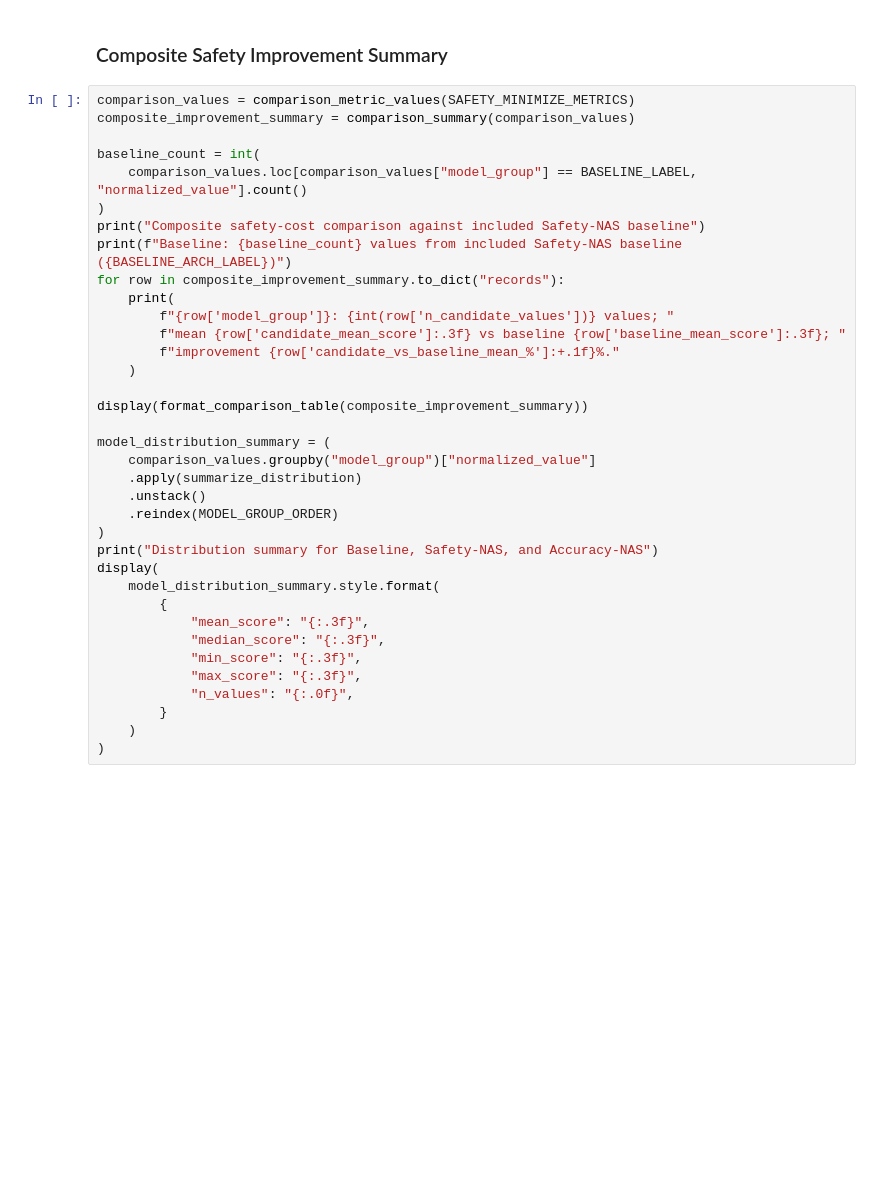
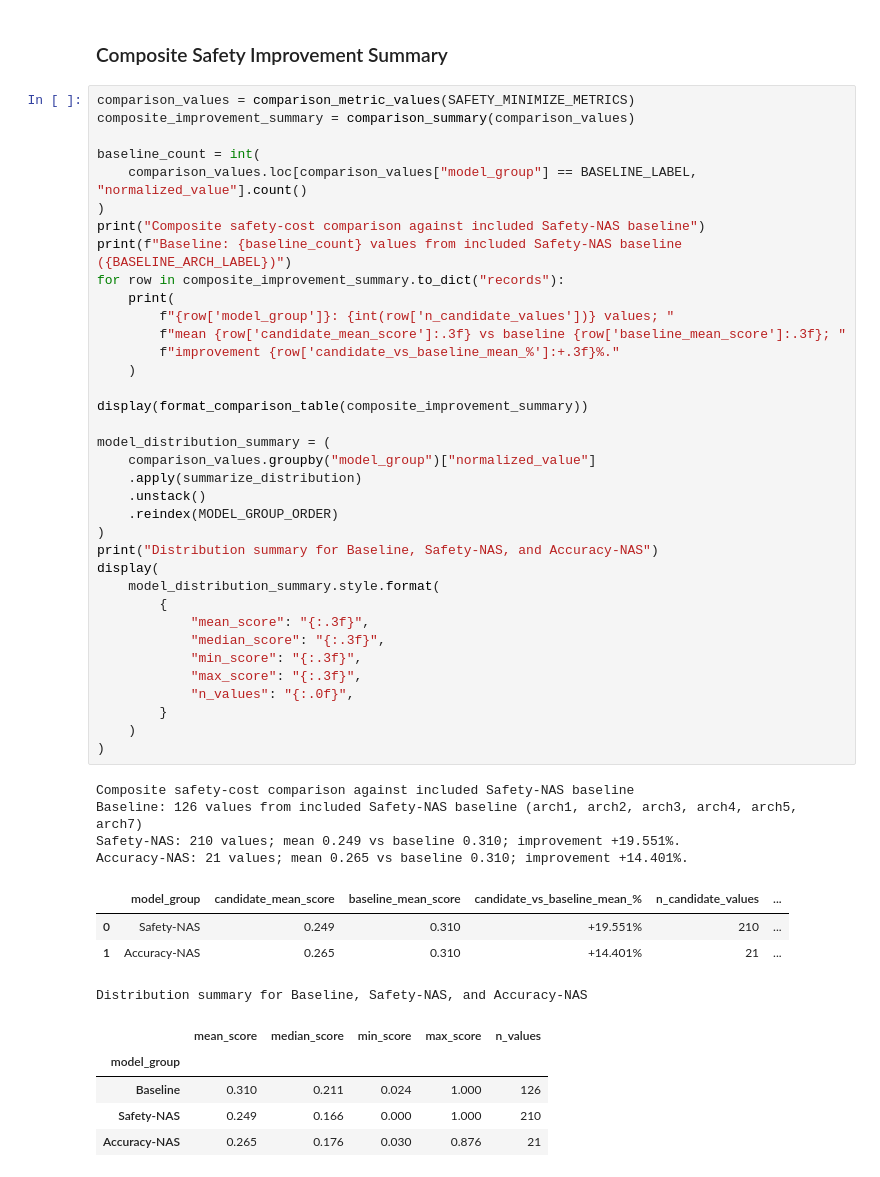
Before and after one commit to Tinganz/NAS-Sensitivity, a Jupyter notebook: visualizations/vis.ipynb, the cells around one changed output. Cells and saved outputs as stored; diff of their text form; blank space fills up the shorter version.

```diff
--- a/visualizations/vis.ipynb
+++ b/visualizations/vis.ipynb
@@ -592,34 +607,48 @@ baseline_count = int(
     comparison_values.loc[comparison_values["model_group"] == BASELINE_LABEL, "normalized_value"].count()
 )
 print("Composite safety-cost comparison against included Safety-NAS baseline")
 print(f"Baseline: {baseline_count} values from included Safety-NAS baseline ({BASELINE_ARCH_LABEL})")
 for row in composite_improvement_summary.to_dict("records"):
     print(
         f"{row['model_group']}: {int(row['n_candidate_values'])} values; "
         f"mean {row['candidate_mean_score']:.3f} vs baseline {row['baseline_mean_score']:.3f}; "
-        f"improvement {row['candidate_vs_baseline_mean_%']:+.1f}%."
+        f"improvement {row['candidate_vs_baseline_mean_%']:+.3f}%."
     )
 
 display(format_comparison_table(composite_improvement_summary))
 
 model_distribution_summary = (
     comparison_values.groupby("model_group")["normalized_value"]
     .apply(summarize_distribution)
     .unstack()
     .reindex(MODEL_GROUP_ORDER)
 )
 print("Distribution summary for Baseline, Safety-NAS, and Accuracy-NAS")
 display(
     model_distribution_summary.style.format(
         {
             "mean_score": "{:.3f}",
             "median_score": "{:.3f}",
             "min_score": "{:.3f}",
             "max_score": "{:.3f}",
             "n_values": "{:.0f}",
         }
     )
 )
+# %% [output]
+Composite safety-cost comparison against included Safety-NAS baseline
+Baseline: 126 values from included Safety-NAS baseline (arch1, arch2, arch3, arch4, arch5, arch7)
+Safety-NAS: 210 values; mean 0.249 vs baseline 0.310; improvement +19.551%.
+Accuracy-NAS: 21 values; mean 0.265 vs baseline 0.310; improvement +14.401%.
+|  | model_group | candidate_mean_score | baseline_mean_score | candidate_vs_baseline_mean_% | n_candidate_values | ... |
+| 0 | Safety-NAS | 0.249 | 0.310 | +19.551% | 210 | ... |
+| 1 | Accuracy-NAS | 0.265 | 0.310 | +14.401% | 21 | ... |
+Distribution summary for Baseline, Safety-NAS, and Accuracy-NAS
+|  | mean_score | median_score | min_score | max_score | n_values |
+| model_group |  |  |  |  |  |
+| Baseline | 0.310 | 0.211 | 0.024 | 1.000 | 126 |
+| Safety-NAS | 0.249 | 0.166 | 0.000 | 1.000 | 210 |
+| Accuracy-NAS | 0.265 | 0.176 | 0.030 | 0.876 | 21 |
 # %%
 SELECTED_IMPROVEMENT_METRICS = EVALUATED_METRICS
 
```
Also changed, not shown: parts of 6 cells of this notebook, 1 other file.
